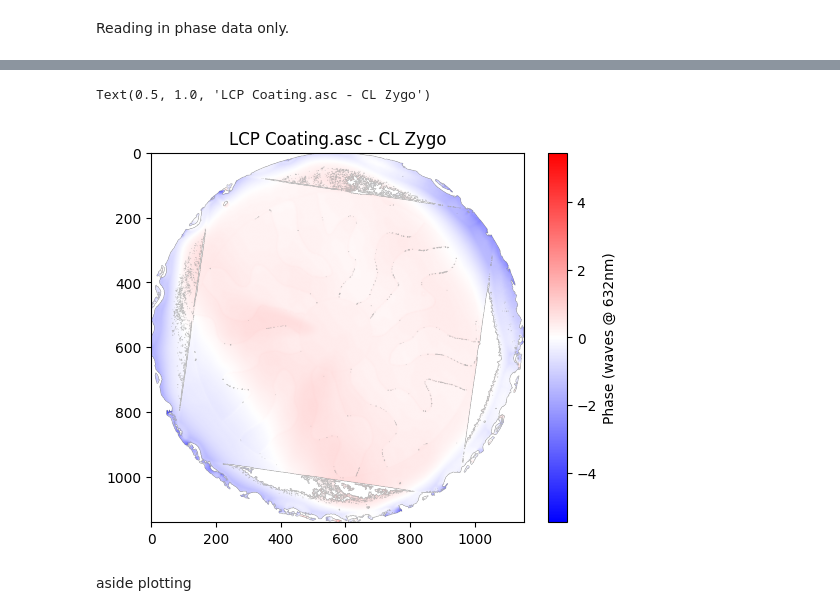
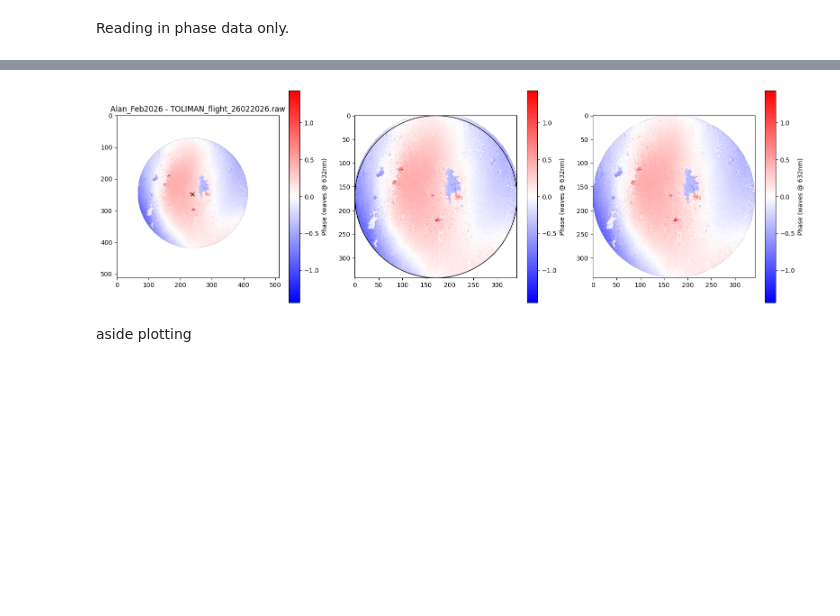
Before and after one commit to TolimanSpace/toliman_dp_design_testing, a Jupyter notebook: LoadZygo.ipynb, the cells around one changed output, grey strips where cells are left out. Cells and saved outputs as stored; diff of their text form; code cells hidden in the pictures; blank space fills up the shorter version.

```diff
--- a/LoadZygo.ipynb
+++ b/LoadZygo.ipynb
@@ -102,19 +85,28 @@ IndexError: list index out of range
-# %%
-# phase_arr = np.asarray(phase_img)
-# fx_img = np.append(phase_img[-1], 9223372036854775808)
-# fx_list = phase_img[0:-1] + [fx_img]
-# phase_arr = np.asarray(fx_list)
-# %matplotlib qt
-phase_arr = np.concatenate(phase_img)
-reshaped_phase_arr = phase_arr.reshape(img_size_y, img_size_x)*(IntfScaleFactor*ObliquityFactor)/R #reshape and convert phase units to waves
-
-# filter for pseudo-NaNs
-reshaped_phase_arr[reshaped_phase_arr == reshaped_phase_arr.max()] = np.nan
-
-plt.imshow(reshaped_phase_arr, cmap='bwr', norm=CenteredNorm())
-plt.colorbar(label='Phase (waves @ {:d}nm)'.format(int(WavelengthIn*1e9)))
-plt.title("{} - CL Zygo".format(fname.split("/")[-1]))
-# %% [output]
-Text(0.5, 1.0, 'LCP Coating.asc - CL Zygo')
-[figure, removed]
+# %%
+plt.figure(figsize=(16,5))
+plt.subplot(1,3,1)
+cen = (int(reshaped_phase_arr.shape[0]//2*0.97), int(reshaped_phase_arr.shape[1]//2*0.93)) # row, col
+plt.imshow(reshaped_phase_arr, cmap='bwr', norm=CenteredNorm())
+plt.colorbar(label='Phase (waves @ {:d}nm)'.format(int(WavelengthIn*1e9)))
+plt.title("{} - {}".format(data_dir.split('/')[-2],fname.split("/")[-1]))
+plt.plot(cen[1], cen[0], 'kx')
+plt.subplot(1,3,2)
+radius = int(reshaped_phase_arr.shape[0]//2 * 0.67)
+reshaped_phase_arr_cropped = reshaped_phase_arr[cen[0]-radius:cen[0]+radius, cen[1]-radius:cen[1]+radius]
+plt.imshow(reshaped_phase_arr_cropped, cmap='bwr', norm=CenteredNorm())
+new_cen = (reshaped_phase_arr_cropped.shape[0]//2, reshaped_phase_arr_cropped.shape[1]//2)
+c = Circle(new_cen, radius=radius, edgecolor='k', facecolor='none')
+ax = plt.gca()
+ax.add_patch(c)
+plt.colorbar(label='Phase (waves @ {:d}nm)'.format(int(WavelengthIn*1e9)))
+plt.subplot(1,3,3)
+nan_mask = dlu.circle(coords=dlu.pixel_coords(npixels=radius*2, diameter=radius*2),radius=radius)
+nan_mask = nan_mask.at[nan_mask==0].set(np.nan)
+reshaped_phase_arr_cropped *= nan_mask
+plt.imshow(reshaped_phase_arr_cropped, cmap='bwr', norm=CenteredNorm())
+plt.colorbar(label='Phase (waves @ {:d}nm)'.format(int(WavelengthIn*1e9)))
+
+plt.tight_layout()
+# %% [output]
+[figure, added]
 # %%
```
Also changed, not shown: parts of 13 cells of this notebook.
